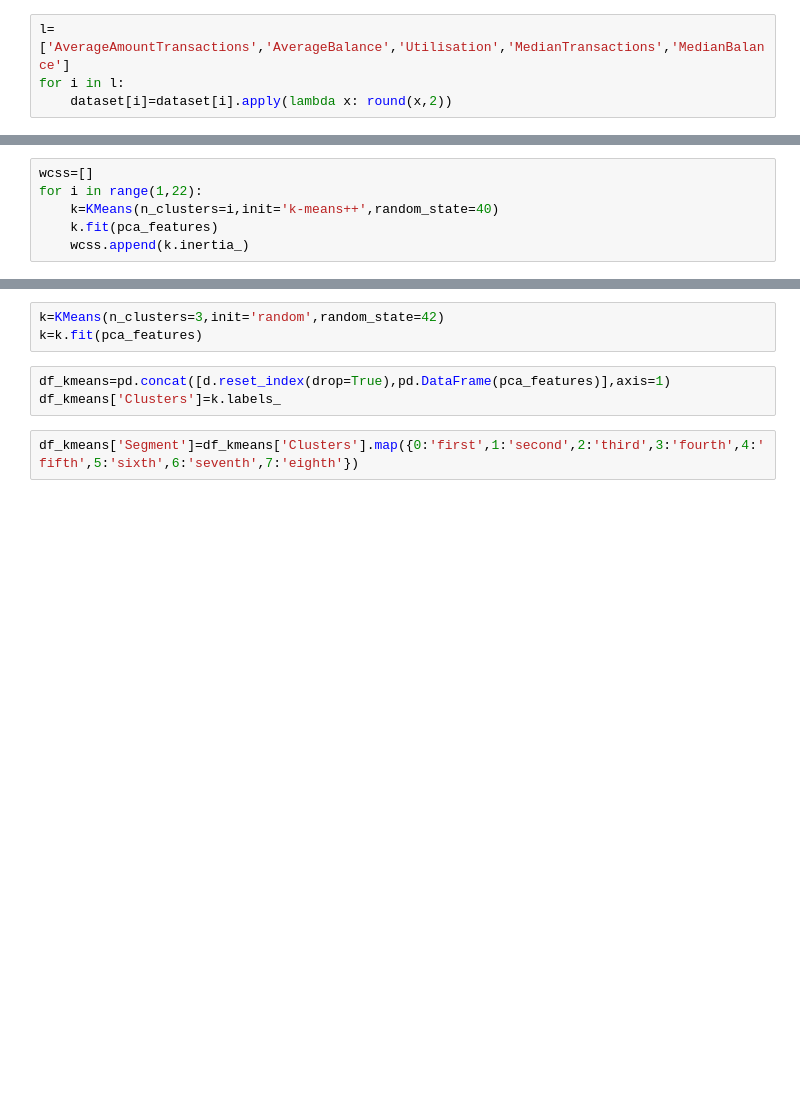
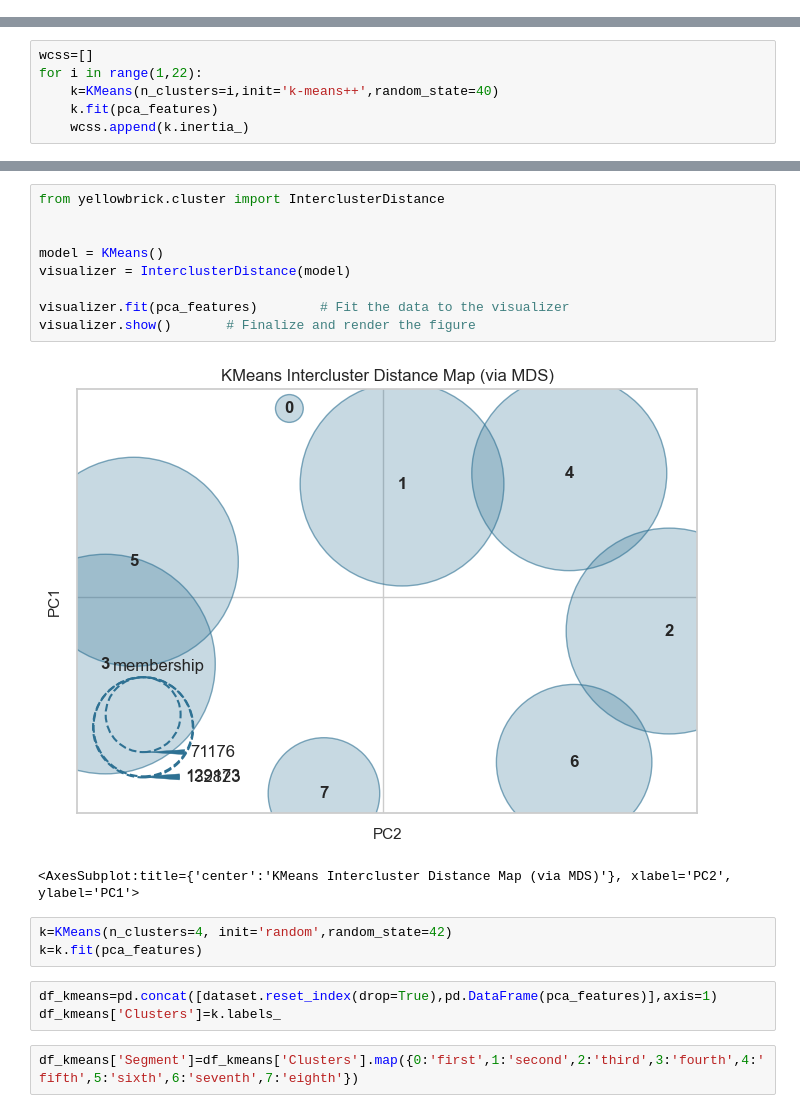
Before and after one commit to MattiaCastaldo/ADM-Homework-4, a Jupyter notebook: Mattia.ipynb, the cells around one changed output, grey strips where cells are left out. Saved outputs shown, nothing was run; the diff lists cells and outputs as text; blank space fills up the shorter version.

```diff
--- a/Mattia.ipynb
+++ b/Mattia.ipynb
@@ -228,4 +295,0 @@ dataset
-# %%
-l=['AverageAmountTransactions','AverageBalance','Utilisation','MedianTransactions','MedianBalance']
-for i in l:
-    dataset[i]=dataset[i].apply(lambda x: round(x,2))
@@ -437,8 +519,20 @@ plt.show()
+# %%
+from yellowbrick.cluster import InterclusterDistance
+
+
+model = KMeans()
+visualizer = InterclusterDistance(model)
+
+visualizer.fit(pca_features)        # Fit the data to the visualizer
+visualizer.show()       # Finalize and render the figure
+# %% [output]
+[figure, added]
+<AxesSubplot:title={'center':'KMeans Intercluster Distance Map (via MDS)'}, xlabel='PC2', ylabel='PC1'>
 # %%
-k=KMeans(n_clusters=3,init='random',random_state=42)
+k=KMeans(n_clusters=4, init='random',random_state=42)
 k=k.fit(pca_features)
 # %%
-df_kmeans=pd.concat([d.reset_index(drop=True),pd.DataFrame(pca_features)],axis=1)
+df_kmeans=pd.concat([dataset.reset_index(drop=True),pd.DataFrame(pca_features)],axis=1)
 df_kmeans['Clusters']=k.labels_
 # %%
 df_kmeans['Segment']=df_kmeans['Clusters'].map({0:'first',1:'second',2:'third',3:'fourth',4:'fifth',5:'sixth',6:'seventh',7:'eighth'})
```
Also changed, not shown: parts of 112 cells of this notebook.
